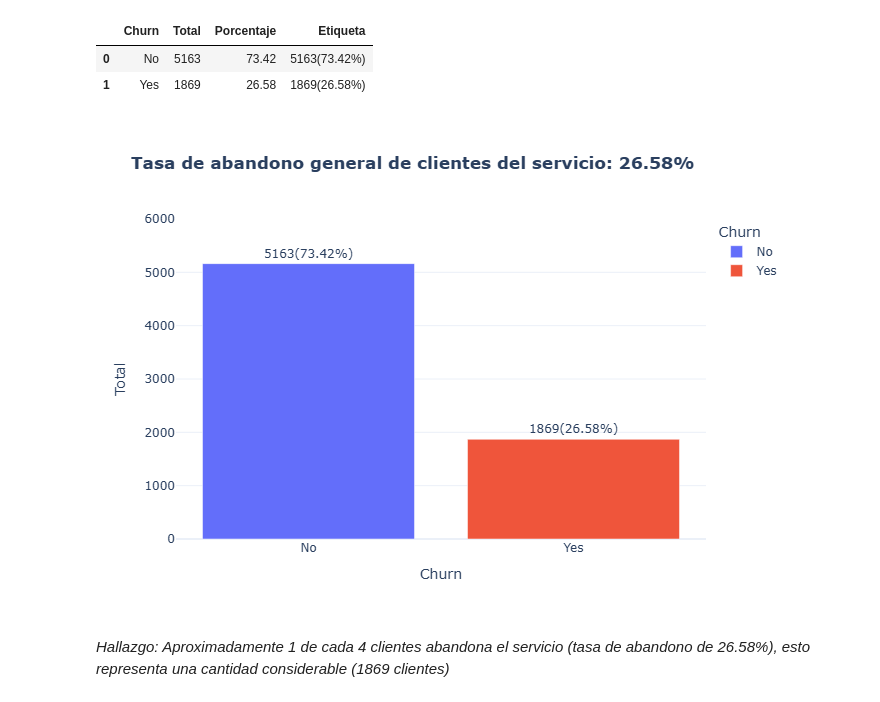
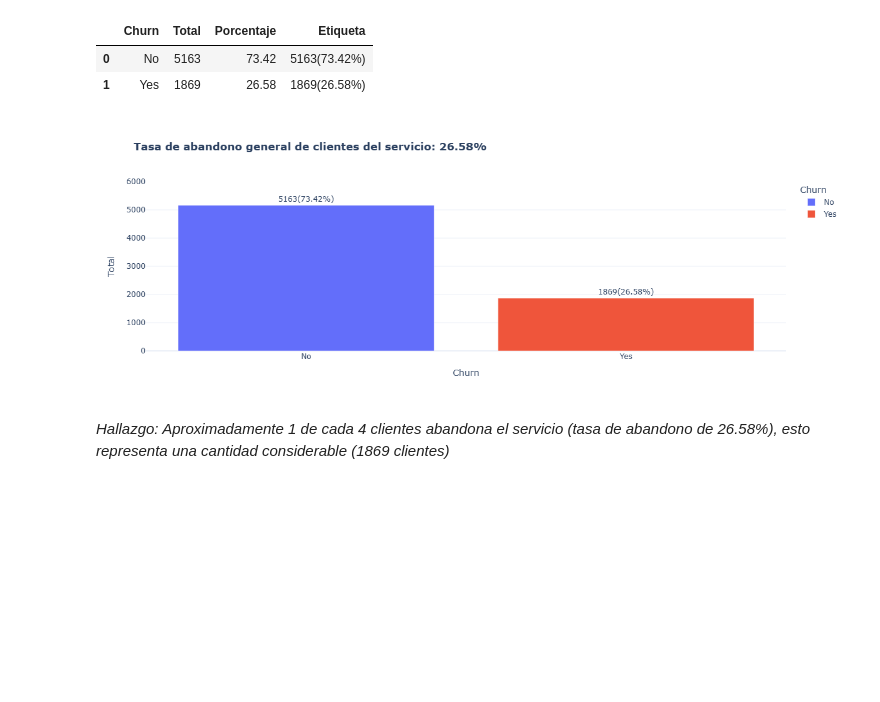
Before and after one commit to bryanventura-data/Analysis-Telco-Customer-Churn, a Jupyter notebook: Limpieza y análisis EDA.ipynb, the cells around one changed output. Cells and saved outputs as stored; diff of their text form; code cells hidden in the pictures; blank space fills up the shorter version.

```diff
--- a/Limpieza y análisis EDA.ipynb
+++ b/Limpieza y análisis EDA.ipynb
@@ -193,21 +193,21 @@ df_conteo
 # %%
 fig1_bar = px.bar(df_conteo,
              x="Churn",
              y="Total",
              color="Churn",
              text="Etiqueta",
              title="<b>Tasa de abandono general de clientes del servicio: 26.58%</b>",
              template="plotly_white",
              color_discrete_map={"Yes":"#EF553B", "No":"#636EFA"},
              width = 1000,
              height = 500)
 
 fig1_bar.update_traces(textposition="outside")
 fig1_bar.update_yaxes(range = [0,6000])
 
-display(fig1_bar)
+fig1_bar.show(renderer = "png", width = 1200, height = 450)
 # %% [output]
-[figure, old version]
+[figure, new version]
 # %% [markdown]
 *Hallazgo: Aproximadamente 1 de cada 4 clientes abandona el servicio (tasa de abandono de 26.58%), esto representa una cantidad considerable (1869 clientes)*
 # %% [markdown]
```
Also changed, not shown: parts of 5 cells of this notebook.
